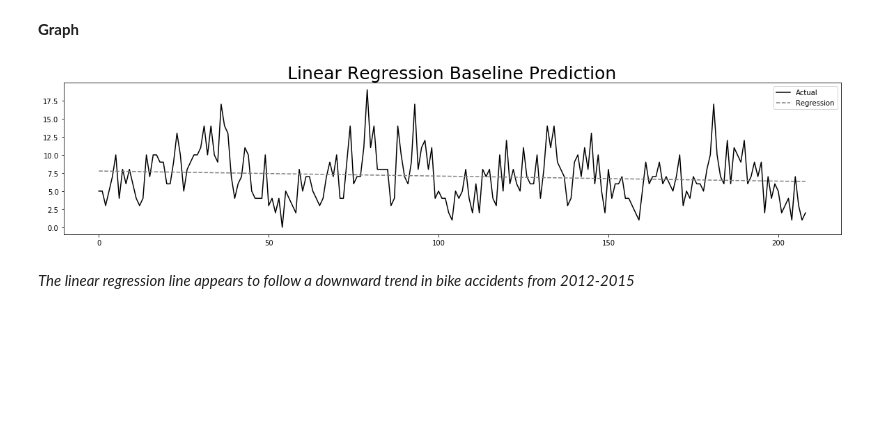
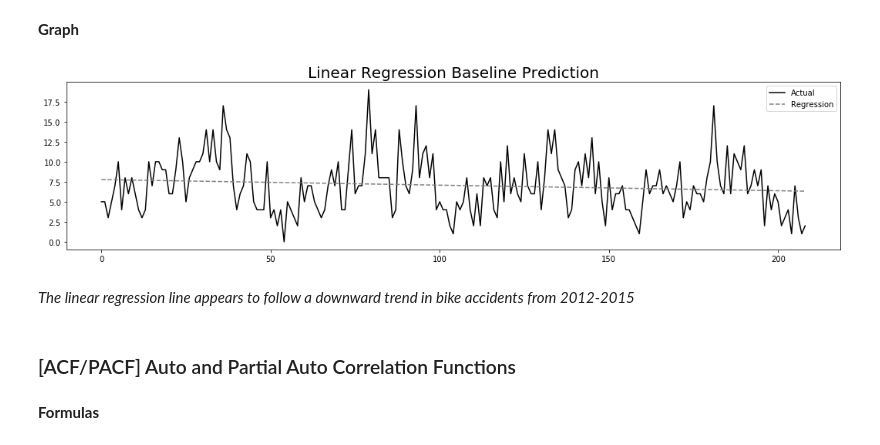
Before and after one commit to kimrharper/thinkful, a Jupyter notebook: capstone/capstone-cleaning.ipynb, the cells around one changed output. Saved outputs shown, nothing was run; the diff lists cells and outputs as text; code cells hidden in the pictures; blank space fills up the shorter version.

Commit message:
added acf-pacf-ar to lin regression models section

```diff
--- a/capstone/capstone-cleaning.ipynb
+++ b/capstone/capstone-cleaning.ipynb
@@ -172,9 +175,13 @@ _My calculations are the same as Statsmodels and Numpy's internal math! This is
 # %% [markdown]
 __Graph__
 # %%
-plt.figure(figsize=(20,4));plt.plot(x,y,color='black');plt.plot(x,a+b*x,color = 'gray',linestyle='--');
-plt.legend(['Actual','Regression']);plt.title('Linear Regression Baseline Prediction',size=25);plt.show()
+plt.figure(figsize=(18,4));plt.plot(x,y,color='black');plt.plot(x,a+b*x,color = 'gray',linestyle='--');
+plt.legend(['Actual','Regression']);plt.title('Linear Regression Baseline Prediction',size=20);plt.show()
 # %% [output]
-[figure, old version]
+[figure, new version]
 # %% [markdown]
 _The linear regression line appears to follow a downward trend in bike accidents from 2012-2015_
+# %% [markdown]
+### [ACF/PACF] Auto and Partial Auto Correlation Functions
+# %% [markdown]
+__Formulas__
```
Also changed, not shown: parts of 23 cells of this notebook.
